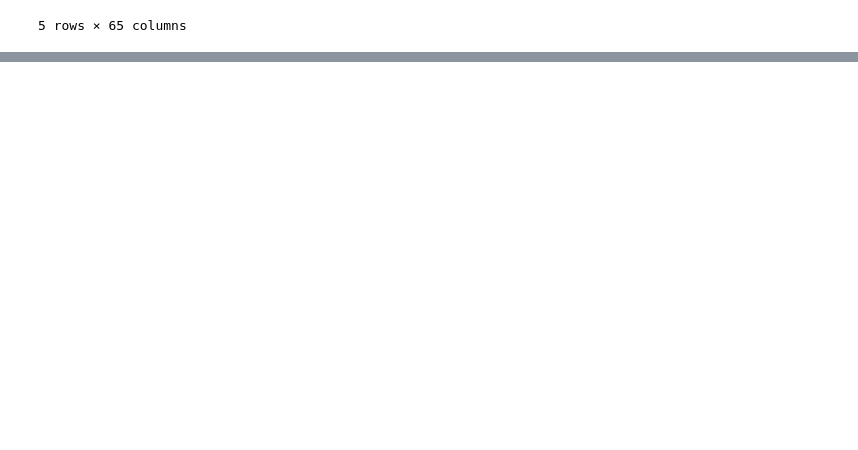
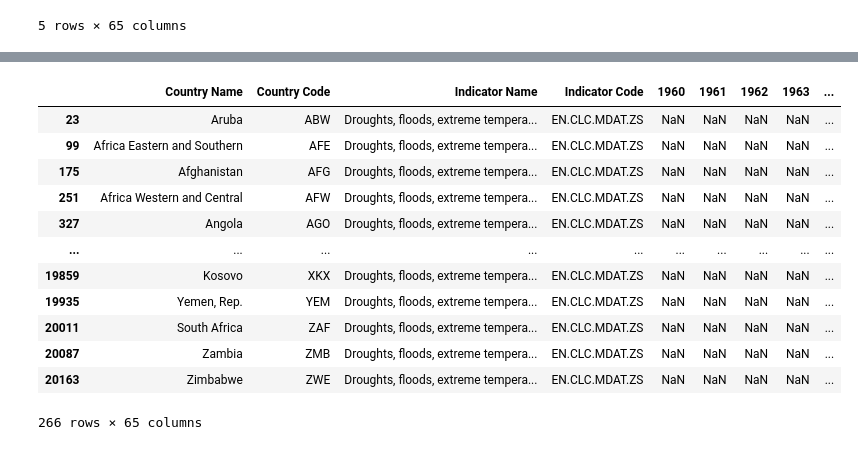
Before and after one commit to Jordanmyer92/Climate-Change, a Jupyter notebook: Climate Data.ipynb, the cells around one changed output, grey strips where cells are left out. Drawn from its saved outputs; the diff is of its cells as text; code cells hidden in the pictures; blank space fills up the shorter version.

```diff
--- a/Climate Data.ipynb
+++ b/Climate Data.ipynb
@@ -14,0 +33,18 @@ df.head()
+# %%
+floods = df.loc[df["Indicator Name"] == "Droughts, floods, extreme temperatures (% of population, average 1990-2009)"]
+
+floods
+# %% [output]
+|  | Country Name | Country Code | Indicator Name | Indicator Code | 1960 | 1961 | 1962 | 1963 | ... |
+| 23 | Aruba | ABW | Droughts, floods, extreme tempera... | EN.CLC.MDAT.ZS | NaN | NaN | NaN | NaN | ... |
+| 99 | Africa Eastern and Southern | AFE | Droughts, floods, extreme tempera... | EN.CLC.MDAT.ZS | NaN | NaN | NaN | NaN | ... |
+| 175 | Afghanistan | AFG | Droughts, floods, extreme tempera... | EN.CLC.MDAT.ZS | NaN | NaN | NaN | NaN | ... |
+| 251 | Africa Western and Central | AFW | Droughts, floods, extreme tempera... | EN.CLC.MDAT.ZS | NaN | NaN | NaN | NaN | ... |
+| 327 | Angola | AGO | Droughts, floods, extreme tempera... | EN.CLC.MDAT.ZS | NaN | NaN | NaN | NaN | ... |
+| ... | ... | ... | ... | ... | ... | ... | ... | ... | ... |
+| 19859 | Kosovo | XKX | Droughts, floods, extreme tempera... | EN.CLC.MDAT.ZS | NaN | NaN | NaN | NaN | ... |
+| 19935 | Yemen, Rep. | YEM | Droughts, floods, extreme tempera... | EN.CLC.MDAT.ZS | NaN | NaN | NaN | NaN | ... |
+| 20011 | South Africa | ZAF | Droughts, floods, extreme tempera... | EN.CLC.MDAT.ZS | NaN | NaN | NaN | NaN | ... |
+| 20087 | Zambia | ZMB | Droughts, floods, extreme tempera... | EN.CLC.MDAT.ZS | NaN | NaN | NaN | NaN | ... |
+| 20163 | Zimbabwe | ZWE | Droughts, floods, extreme tempera... | EN.CLC.MDAT.ZS | NaN | NaN | NaN | NaN | ... |
+266 rows × 65 columns
```
Also changed, not shown: parts of 4 cells of this notebook.
